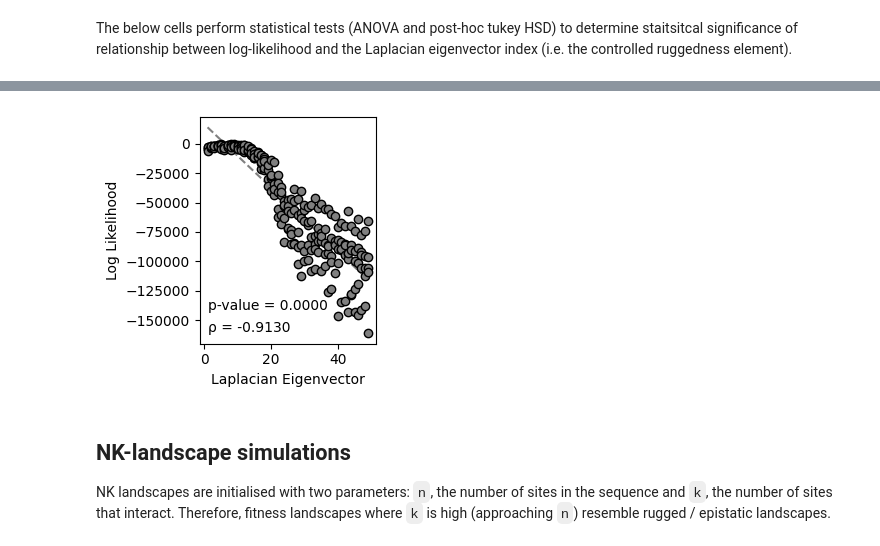
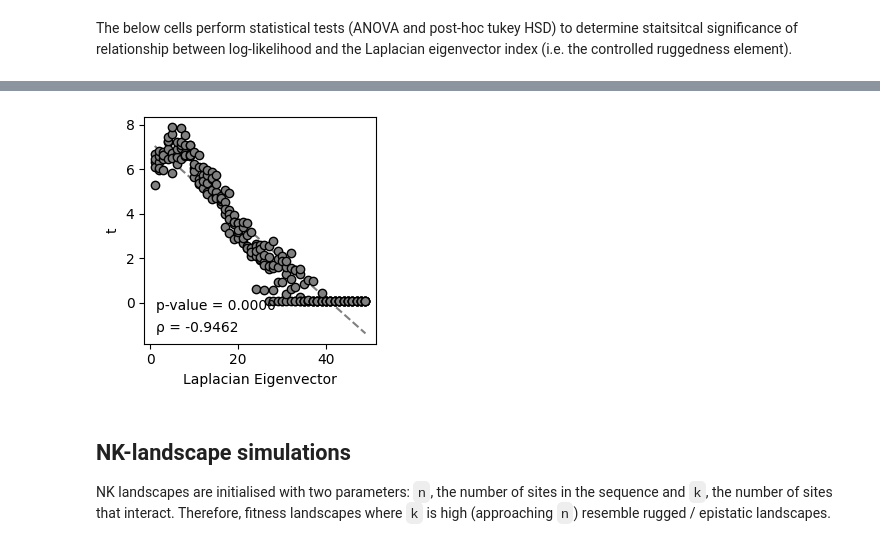
Before and after one commit to RSCJacksonLab/graph-ruggedness-de, a Jupyter notebook: src/Figure_2.ipynb, the cells around one changed output, grey strips where cells are left out. Drawn from its saved outputs; the diff is of its cells as text; code cells hidden in the pictures.

```diff
--- a/src/Figure_2.ipynb
+++ b/src/Figure_2.ipynb
@@ -242,0 +188,24 @@ plt.show()
+# %%
+t_min = 0.01,
+t_max = 20
+
+t_map, ci_lower, ci_upper, logpost_map, var_approx = fit_t_bayesian_laplace(G=G1, t_min=0.01, t_max=20.0)
+std_approx = np.sqrt(var_approx)
+
+num_points = 300
+t_vals = np.linspace(t_min, t_max, num_points)
+
+def normal_pdf(t, mean, sigma):
+    return 1.0/(sigma * np.sqrt(2*pi)) * np.exp(-0.5*((t - mean)/sigma)**2)
+
+poster_laplace = normal_pdf(t_vals, t_map, std_approx)
+
+
+plt.figure(figsize=(3,1.5))
+plt.plot(t_vals, poster_laplace, 'black')
+#plt.axvline(t_map, color='k', linestyle='--', label=f"t_map={t_map:.2f}")
+plt.xlabel('t')
+plt.ylabel('Density')
+plt.tight_layout()
+plt.savefig('../figures/figure_2/panel_f.pdf')
+plt.show()
@@ -296,10 +267,11 @@ for _ in range(5):
         #Assign fitness scores as eigenvectors.
         G_elem = graph_ruggedness_de.compute_elementary_landscape(G=G, n=eign)
 
-        de_logprob_dict[eign] = gaussian_markov_random_field.compute_gmrf_ruggedness(G=G_elem,
-                                                                                     t0=10,
-                                                                                     standardise=False,
-                                                                                     samples=10)[0]
+        #Compute t parameter.
+        t_map, ci_lower, ci_upper, logpost_map, _ = fit_t_bayesian_laplace(G=G_elem, t_max=100, t_min=0.1)
+        de_logprob_dict[eign] = t_map
+
+
     #Store evolutionary parameters.
     rep_sample_info_dict[_] = sample_info
 
@@ -436,22 +392,22 @@ plt.show()
 # %%
 rho, p_value = spearmanr(df['laplacian_idx'], df['BF'])
 slope, intercept = np.polyfit(df['laplacian_idx'], df['BF'], 1)
 best_fit_line = np.array(df['laplacian_idx']) * slope + intercept
 
 fig = plt.subplots(figsize=(3, 3))
 
 plt.xlabel('Laplacian Eigenvector')
-plt.ylabel('Log Likelihood')
+plt.ylabel('t')
 plt.plot(df['laplacian_idx'], best_fit_line, color='grey', linestyle='--', zorder=1)
 
 plt.scatter(df['laplacian_idx'], df['BF'], color='grey', linewidths=1, edgecolors='black')
 plt.text(0.05, 0.05, f'ρ = {rho:.4f}', transform=plt.gca().transAxes, fontsize=10)
 plt.text(0.05, 0.15, f'p-value = {p_value:.4f}', transform=plt.gca().transAxes, fontsize=10)
 plt.tight_layout()
 plt.savefig('../si_figures/si_figure_1/panel_b.pdf')
 plt.show()
 # %% [output]
-[figure, old version]
+[figure, new version]
 # %% [markdown]
 ## NK-landscape simulations
 NK landscapes are initialised with two parameters: `n`, the number of sites in the sequence and `k`, the number of sites that interact. Therefore, fitness landscapes where `k` is high (approaching `n`) resemble rugged / epistatic landscapes.
```
Also changed, not shown: parts of 26 cells of this notebook, 6 other files.
